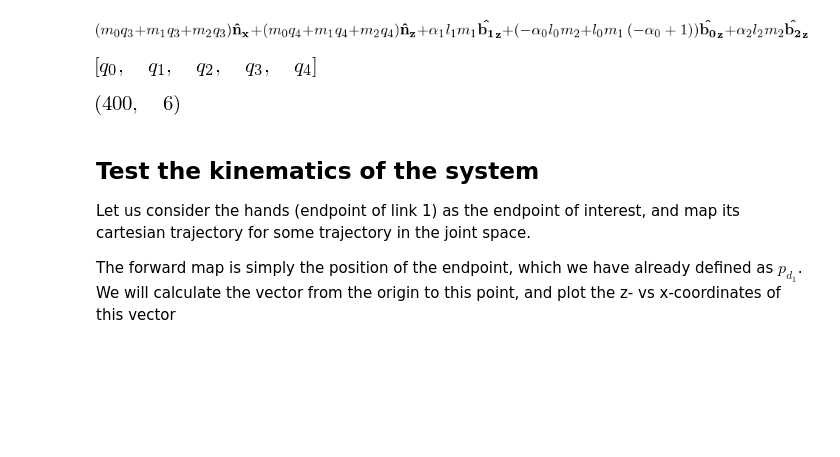
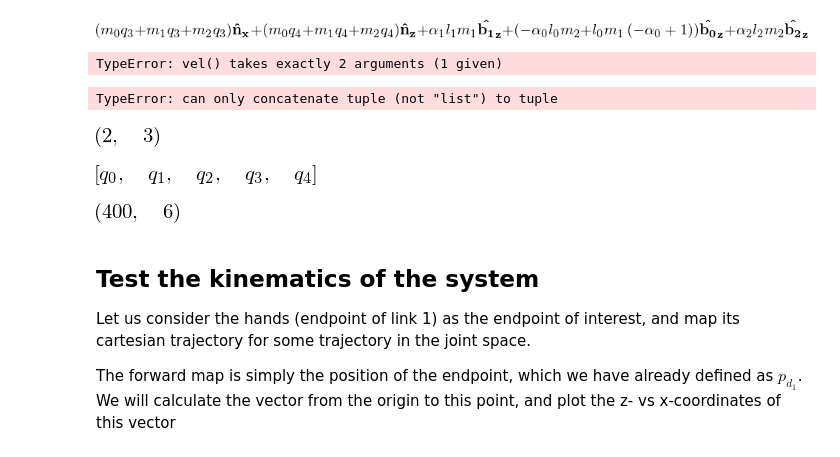
Before and after one commit to alfkjartan/pendulum, a Jupyter notebook: equations-of-motion-floating-triple-pendulum.ipynb, the cells around one changed output. Drawn from its saved outputs; the diff is of its cells as text; code cells hidden in the pictures; blank space fills up the shorter version.

```diff
--- a/equations-of-motion-floating-triple-pendulum.ipynb
+++ b/equations-of-motion-floating-triple-pendulum.ipynb
@@ -517,6 +524,18 @@ HTML(html)
 CoM.pos_from(O)
 # %% [output]
 [figure]
+# %%
+dist1.vel()
+# %% [output]
+TypeError: vel() takes exactly 2 arguments (1 given)
+# %%
+(1,2) + [3,4]
+# %% [output]
+TypeError: can only concatenate tuple (not "list") to tuple
+# %%
+tuple([2,3])
+# %% [output]
+[figure, added]
 # %%
 q
 # %% [output]
```
Also changed, not shown: parts of 3 cells of this notebook, 1 other file.
